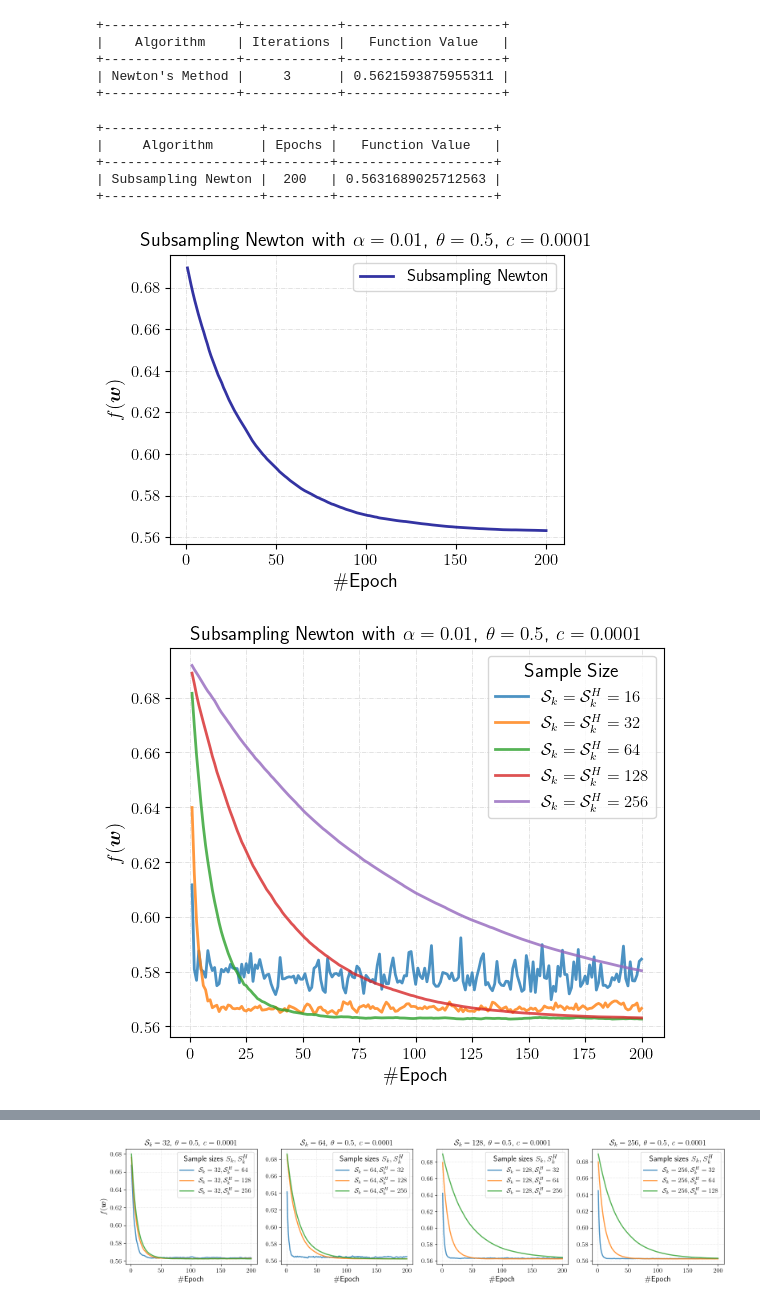
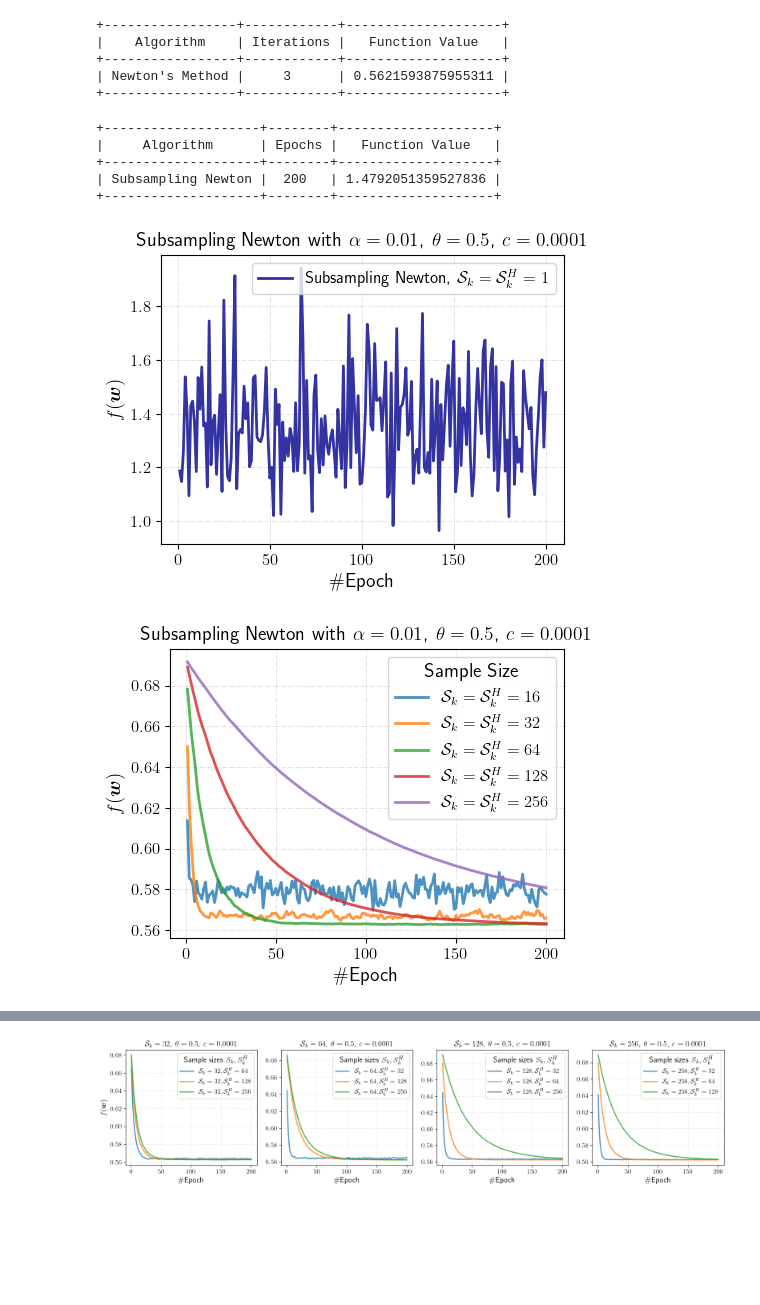
Before and after one commit to qlinhta/iasd-oml, a Jupyter notebook: omla.ipynb, the cells around one changed output, grey strips where cells are left out. Drawn from its saved outputs; the diff is of its cells as text; code cells hidden in the pictures; blank space fills up the shorter version.

```diff
--- a/omla.ipynb
+++ b/omla.ipynb
@@ -555,7 +580,7 @@ print(table)
 +-----------------+------------+--------------------+
 # %%
 problem = pblogreg
-sample_size_grad = sample_size_hess = 128
+sample_size_grad = sample_size_hess = 1
 
 newton = SubsamplingNewton(problem, sample_size_grad, sample_size_hess, epochs=200, theta=0.5, c=1e-4, alpha=0.01,
                            verbose=False)
@@ -569,12 +594,12 @@ print(table)
 +--------------------+--------+--------------------+
 |     Algorithm      | Epochs |   Function Value   |
 +--------------------+--------+--------------------+
-| Subsampling Newton |  200   | 0.5631689025712563 |
+| Subsampling Newton |  200   | 1.4792051359527836 |
 +--------------------+--------+--------------------+
 # %%
 fig, ax = plt.subplots(1, 1, figsize=(5, 4))
 ax.plot(newton.stats['epochs'], newton.stats['losses'],
-        label='Subsampling Newton', linestyle='-', linewidth=2, alpha=0.8, color='darkblue')
+        label=r'Subsampling Newton, $\mathcal{S}_k=\mathcal{S}_k^H=1$', linestyle='-', linewidth=2, alpha=0.8, color='darkblue')
 ax.set_xlabel(r'\#Epoch')
 ax.set_ylabel(r'$f(\boldsymbol{w})$')
 ax.set_title(r'Subsampling Newton with $\alpha={}$, $\theta={}$, $c={}$'.format(newton.alpha, newton.theta, newton.c))
@@ -584,27 +609,27 @@ plt.tight_layout()
 plt.savefig('./figures/subsampling_newton.pdf', bbox_inches='tight')
 plt.show()
 # %% [output]
-[figure, old version]
+[figure, new version]
 # %%
 sample_sizes = [16, 32, 64, 128, 256]
 results = {}
 for sample_size in sample_sizes:
     newton = SubsamplingNewton(problem, sample_size, sample_size, epochs=200, theta=0.5, c=1e-4, alpha=0.01)
-    final_point, stats = newton.optimize(initial_point, tol=1e-6, use_line_search=True)
+    final_point, stats = newton.optimize(initial_point, tol=1e-6, use_line_search=False)
     results[sample_size] = (final_point, stats)
 # %%
-fig, ax = plt.subplots(1, 1, figsize=(6, 5))
+fig, ax = plt.subplots(1, 1, figsize=(5, 4))
 for sample_size, (final_point, stats) in results.items():
     ax.plot(stats['epochs'], stats['losses'],
             label=r"$\mathcal{{S}}_{{k}}=\mathcal{{S}}_{{k}}^{{H}}={}$".format(sample_size),
             linestyle='-', linewidth=2, alpha=0.8)
 ax.set_xlabel(r'\#Epoch')
 ax.set_ylabel(r'$f(\boldsymbol{w})$')
 ax.set_title(r'Subsampling Newton with $\alpha={}$, $\theta={}$, $c={}$'.format(newton.alpha, newton.theta, newton.c))
 ax.legend(fontsize=12, title='Sample Size')
 ax.grid(True, which='both', linestyle='-.', linewidth=0.5, alpha=0.5)
 plt.tight_layout()
 plt.savefig('./figures/subsampling_newton_sample_sizes.pdf', bbox_inches='tight')
 plt.show()
 # %% [output]
-[figure, old version]
+[figure, new version]
```
Also changed, not shown: parts of 9 cells of this notebook, 9 other files.
